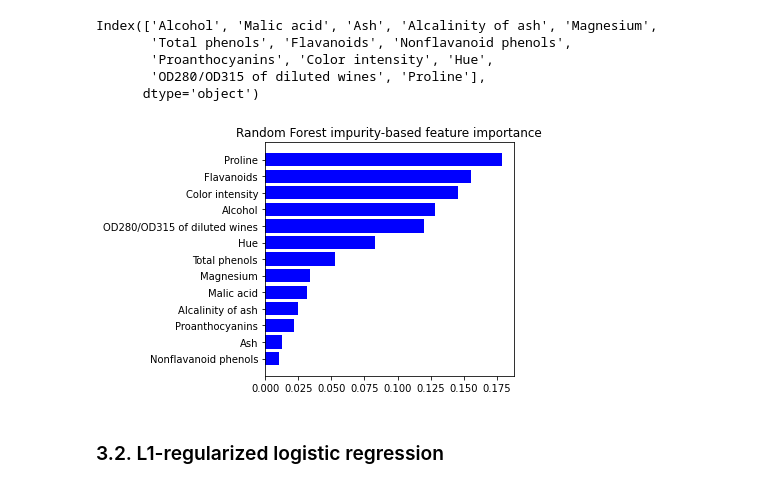
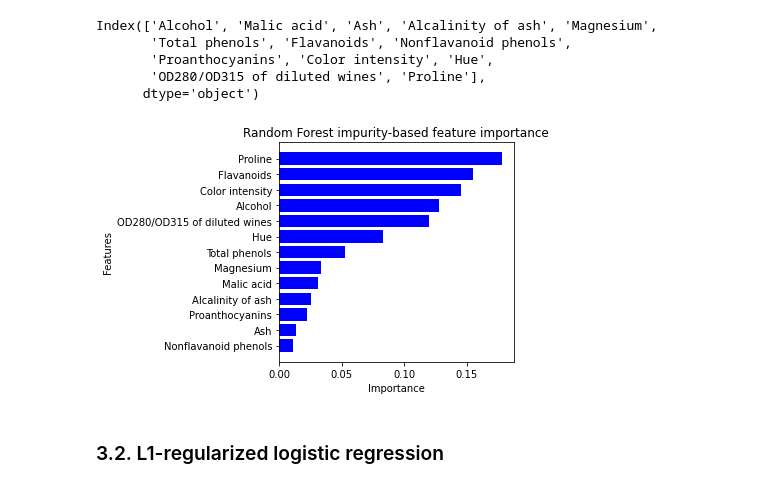
Before and after one commit to ducnh279/dimensionality-reduction, a Jupyter notebook: notebooks/feature_selection.ipynb, the cells around one changed output. Cells and saved outputs as stored; diff of their text form; code cells hidden in the pictures.

```diff
--- a/notebooks/feature_selection.ipynb
+++ b/notebooks/feature_selection.ipynb
@@ -211,14 +211,16 @@ Index(['Alcohol', 'Malic acid', 'Ash', 'Alcalinity of ash', 'Magnesium',
        'OD280/OD315 of diluted wines', 'Proline'],
       dtype='object')
 # %%
-plt.figure()
+plt.barh(feature_labels[sorted_indices], importances[sorted_indices], color='blue')
+
 plt.title('Random Forest impurity-based feature importance')
-plt.barh(feature_labels[sorted_indices], importances[sorted_indices], color='blue')
+plt.xlabel('Importance')
+plt.ylabel('Features')
 
 plt.tight_layout()
 plt.show()
 # %% [output]
-[figure, old version]
+[figure, new version]
 # %% [markdown]
 ### 3.2. L1-regularized logistic regression
 # %%
```
Also changed, not shown: parts of 14 cells of this notebook.
